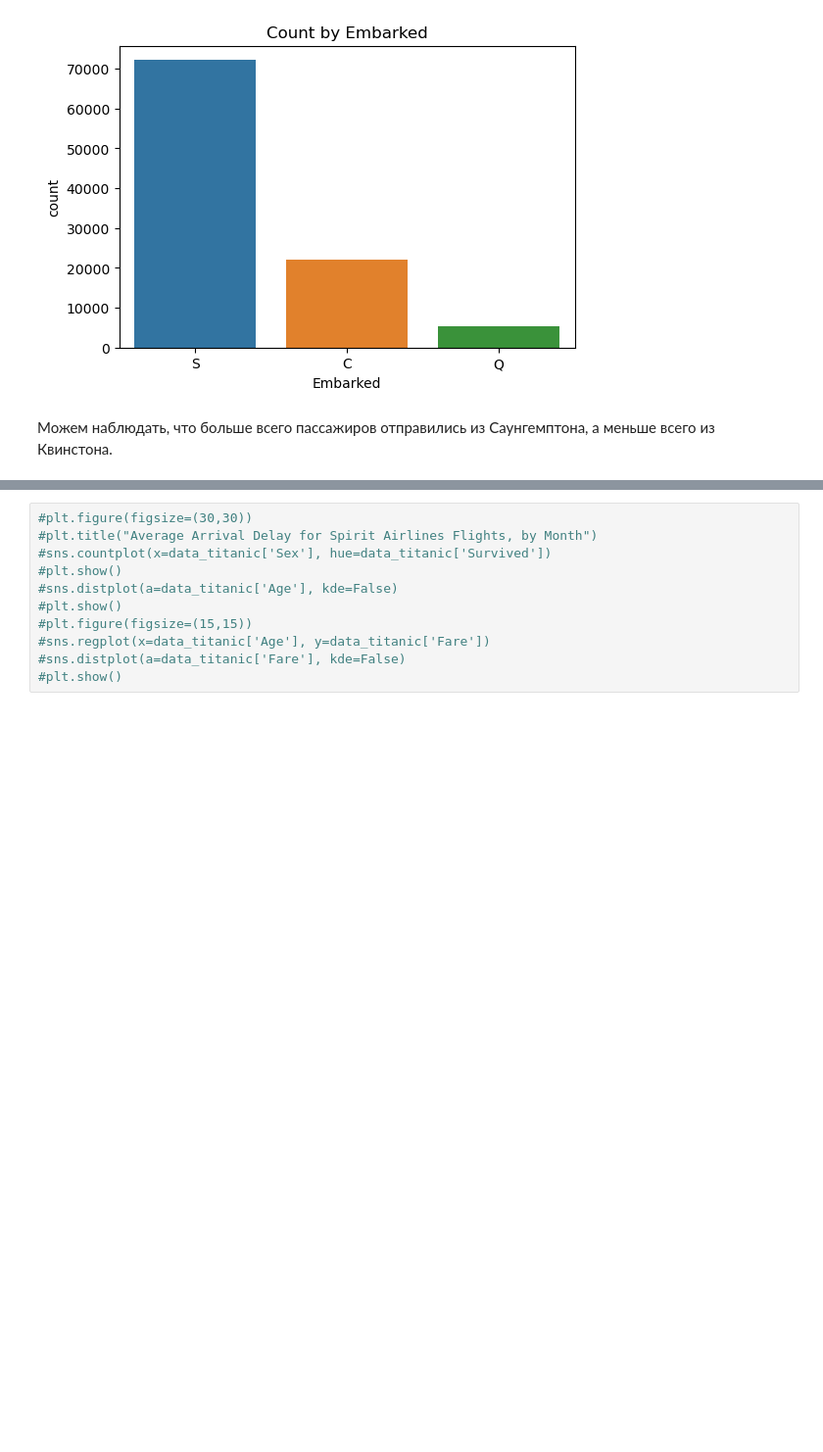
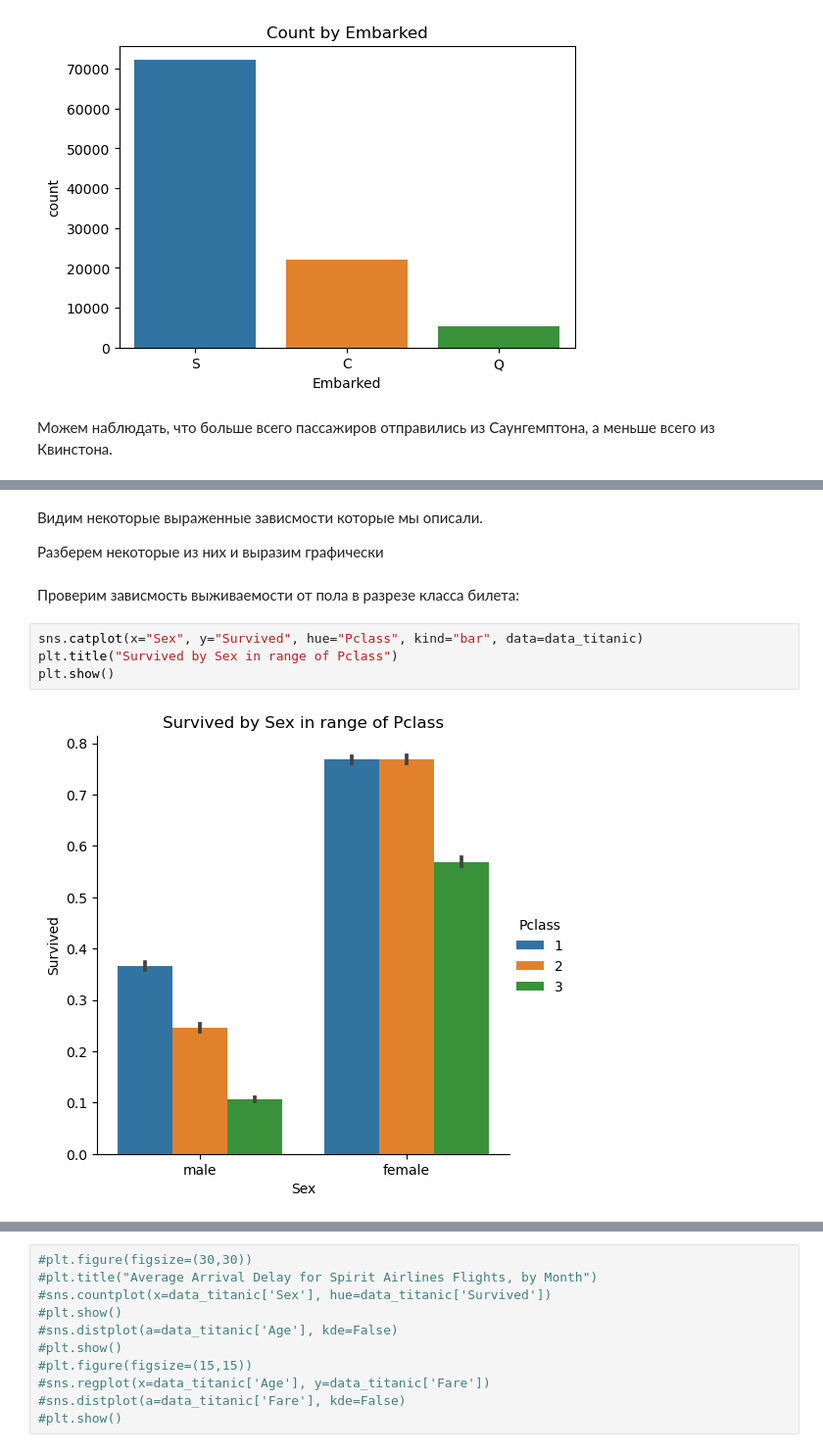
Before and after one commit to AlexeyZubar/second, a Jupyter notebook: eda.ipynb, the cells around one changed output, grey strips where cells are left out. Shown at 98% size. Drawn from its saved outputs; the diff is of its cells as text; blank space fills up the shorter version.

```diff
--- a/eda.ipynb
+++ b/eda.ipynb
@@ -395,0 +478,12 @@ plt.show()
+# %% [markdown]
+Видим некоторые выраженные зависмости которые мы описали.
+
+Разберем некоторые из них и выразим графически
+# %% [markdown]
+Проверим зависмость выживаемости от пола в разрезе класса билета:
+# %%
+sns.catplot(x="Sex", y="Survived", hue="Pclass", kind="bar", data=data_titanic)
+plt.title("Survived by Sex in range of Pclass")
+plt.show()
+# %% [output]
+[figure, added]
```
Also changed, not shown: parts of 66 cells of this notebook.
